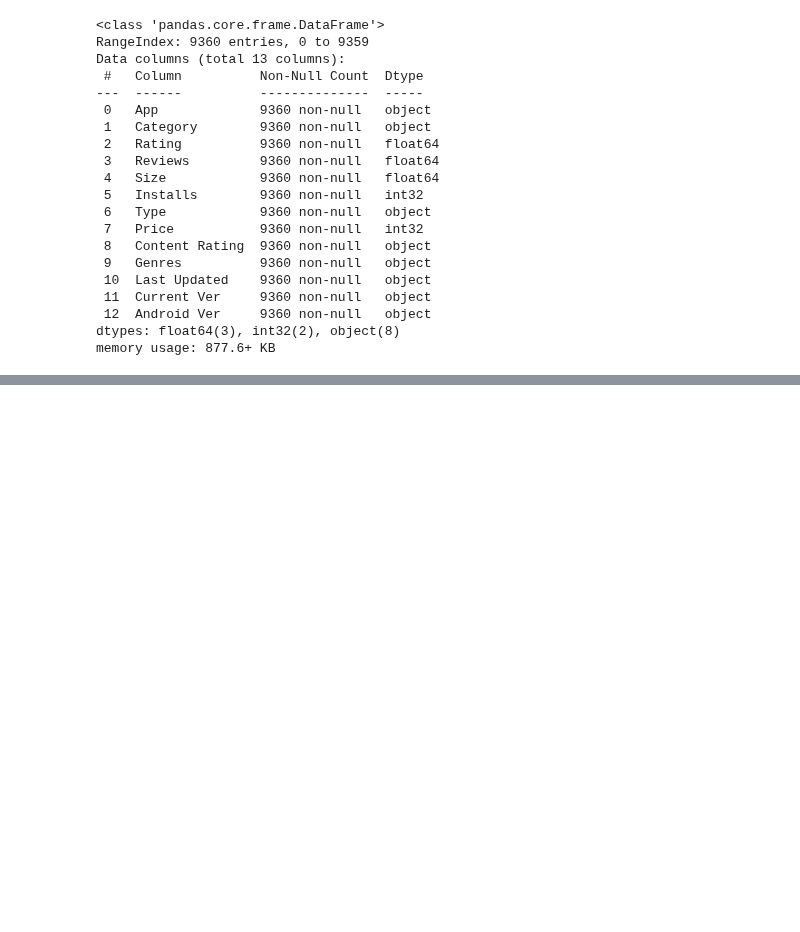
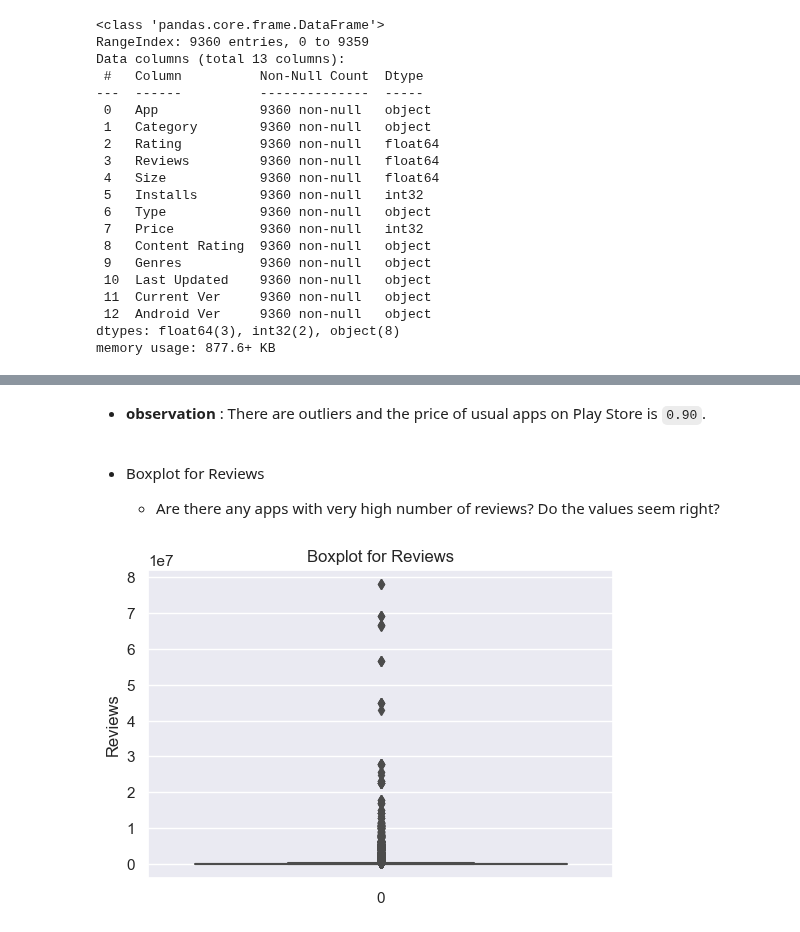
Before and after one commit to mungekarkiran/Basic_Python, a Jupyter notebook: Nidhi Miss/APP RATING PREDICTION/APP RATING PREDICTION.ipynb, the cells around one changed output, grey strips where cells are left out. Drawn from its saved outputs; the diff is of its cells as text; code cells hidden in the pictures; blank space fills up the shorter version.

```diff
--- a/Nidhi Miss/APP RATING PREDICTION/APP RATING PREDICTION.ipynb
+++ b/Nidhi Miss/APP RATING PREDICTION/APP RATING PREDICTION.ipynb
@@ -210,0 +285,13 @@ memory usage: 877.6+ KB
+# %% [markdown]
+- **observation** : There are outliers and the price of usual apps on Play Store is `0.90`.
+# %% [markdown]
+- Boxplot for Reviews
+
+	- Are there any apps with very high number of reviews? Do the values seem right?
+# %%
+sns.boxplot(data['Reviews'])
+plt.title('Boxplot for Reviews')
+plt.ylabel('Reviews')
+plt.show()
+# %% [output]
+[figure, added]
```
Also changed, not shown: parts of 49 cells of this notebook.
